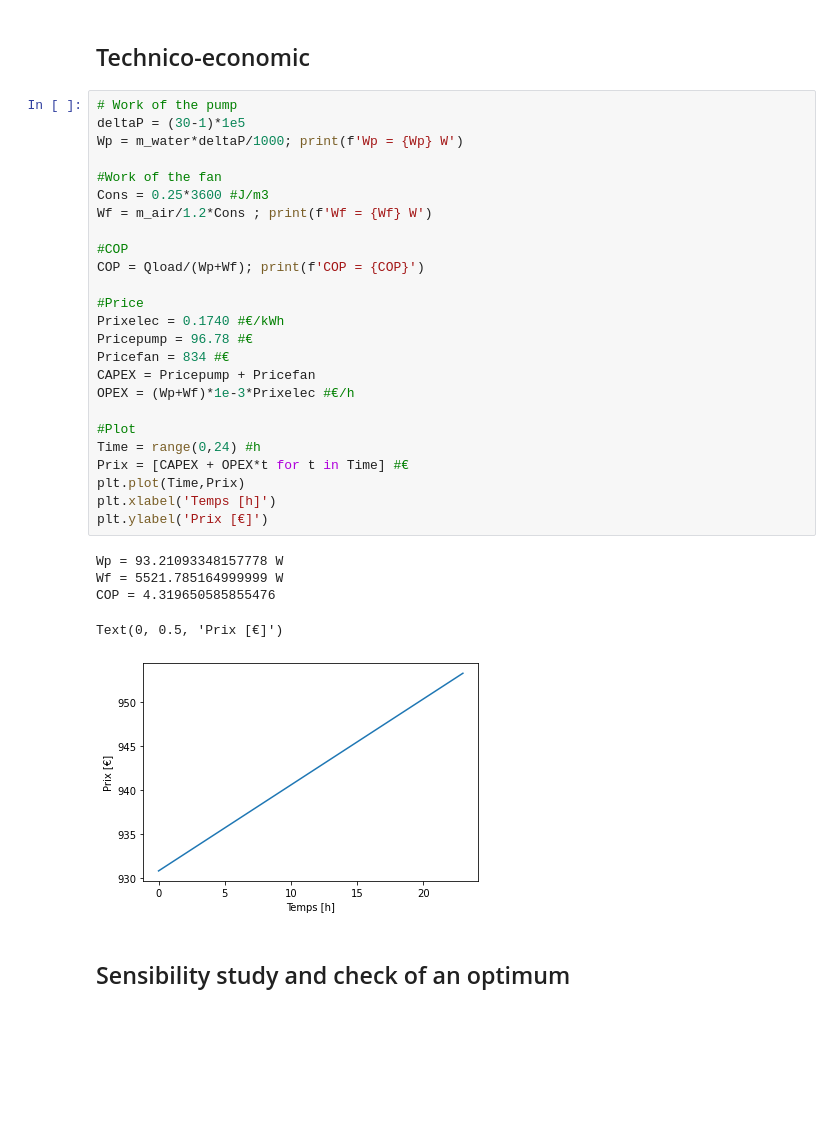
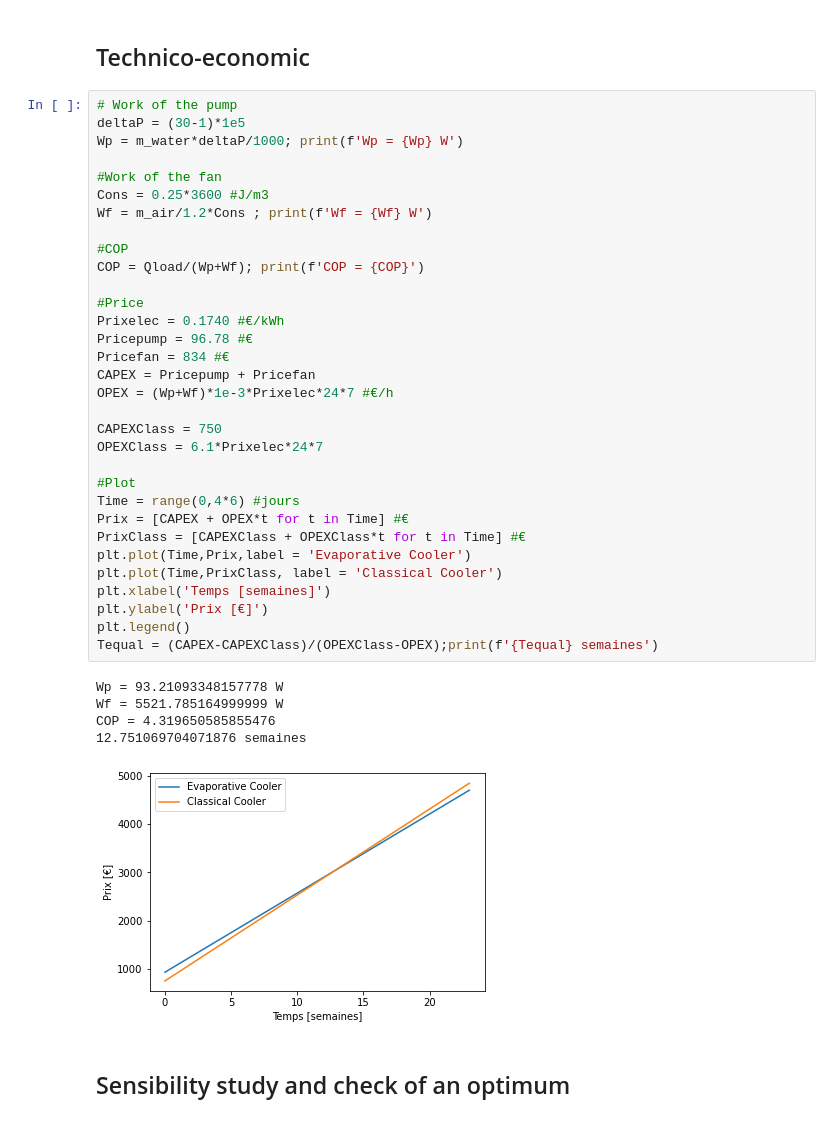
Before and after one commit to JolanKerrien/Heat-Mass-Transfer, a Jupyter notebook: Heat Transfer.ipynb, the cells around one changed output. Saved outputs shown, nothing was run; the diff lists cells and outputs as text; blank space fills up the shorter version.

```diff
--- a/Heat Transfer.ipynb
+++ b/Heat Transfer.ipynb
@@ -187,34 +178,41 @@ HR_roommin = 56.16560452698198%
 # %%
 # Work of the pump
 deltaP = (30-1)*1e5
 Wp = m_water*deltaP/1000; print(f'Wp = {Wp} W')
 
 #Work of the fan
 Cons = 0.25*3600 #J/m3
 Wf = m_air/1.2*Cons ; print(f'Wf = {Wf} W')
 
 #COP
 COP = Qload/(Wp+Wf); print(f'COP = {COP}')
 
 #Price
 Prixelec = 0.1740 #€/kWh
 Pricepump = 96.78 #€
 Pricefan = 834 #€
 CAPEX = Pricepump + Pricefan
-OPEX = (Wp+Wf)*1e-3*Prixelec #€/h
+OPEX = (Wp+Wf)*1e-3*Prixelec*24*7 #€/h
+
+CAPEXClass = 750
+OPEXClass = 6.1*Prixelec*24*7
 
 #Plot
-Time = range(0,24) #h
+Time = range(0,4*6) #jours
 Prix = [CAPEX + OPEX*t for t in Time] #€
-plt.plot(Time,Prix)
-plt.xlabel('Temps [h]')
+PrixClass = [CAPEXClass + OPEXClass*t for t in Time] #€
+plt.plot(Time,Prix,label = 'Evaporative Cooler')
+plt.plot(Time,PrixClass, label = 'Classical Cooler')
+plt.xlabel('Temps [semaines]')
 plt.ylabel('Prix [€]')
+plt.legend()
+Tequal = (CAPEX-CAPEXClass)/(OPEXClass-OPEX);print(f'{Tequal} semaines')
 # %% [output]
 Wp = 93.21093348157778 W
 Wf = 5521.785164999999 W
 COP = 4.319650585855476
+12.751069704071876 semaines
-Text(0, 0.5, 'Prix [€]')
-[figure, old version]
+[figure, new version]
 # %% [markdown]
 ## Sensibility study and check of an optimum
 # %%
```
Also changed, not shown: parts of 4 cells of this notebook.
